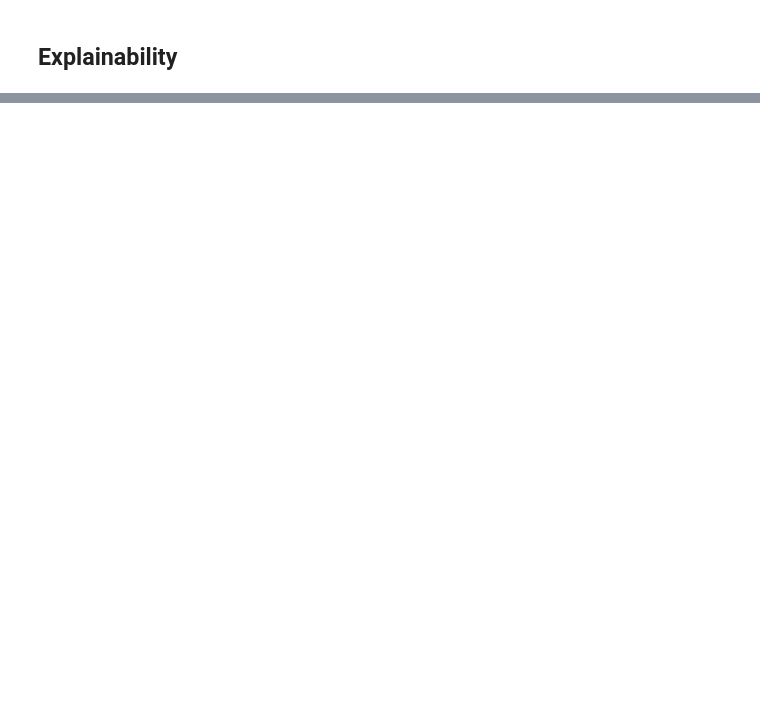
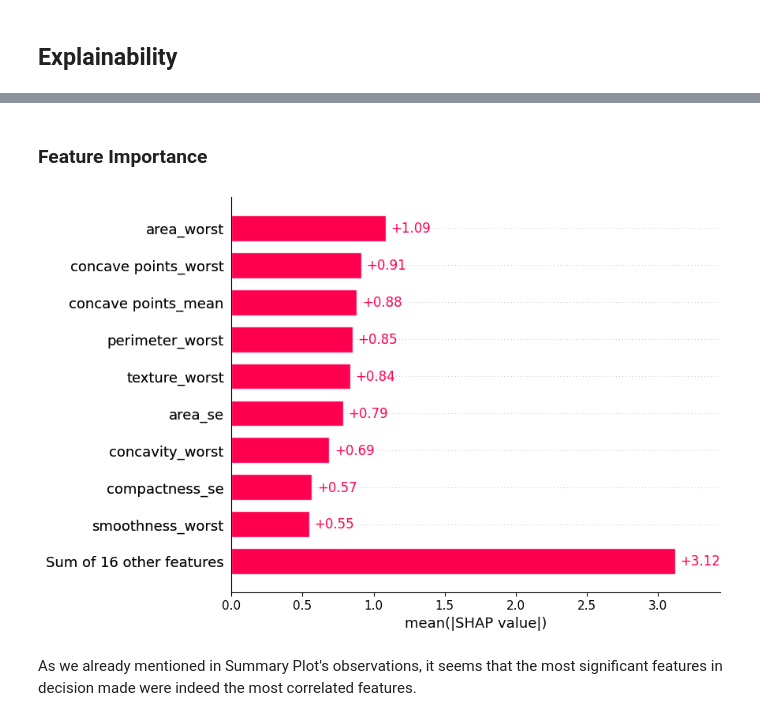
Before and after one commit to Haimzis/KaggleBreastCancerDetection, a Jupyter notebook: pipeline.ipynb, the cells around one changed output, grey strips where cells are left out. Cells and saved outputs as stored; diff of their text form; code cells hidden in the pictures; blank space fills up the shorter version.

```diff
--- a/pipeline.ipynb
+++ b/pipeline.ipynb
@@ -1138,0 +1151,8 @@ We will revisit it after using explainability tools, which might help us underst
+# %% [markdown]
+### Feature Importance
+# %%
+shap.plots.bar(explainer(_X_train_df))
+# %% [output]
+[figure, added]
+# %% [markdown]
+As we already mentioned in Summary Plot's observations, it seems that the most significant features in decision made were indeed the most correlated features.
```
Also changed, not shown: parts of 45 cells of this notebook, 3 other files.
